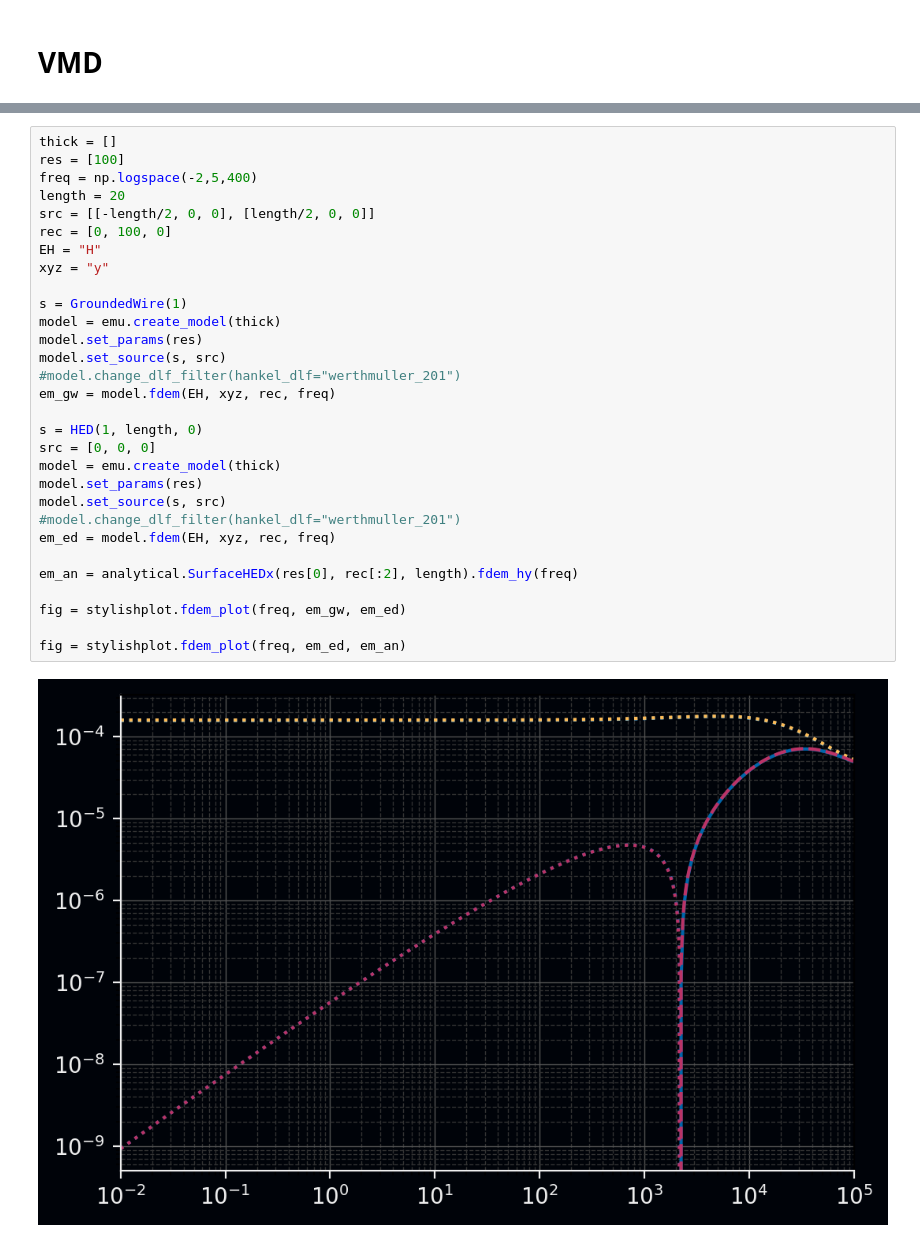
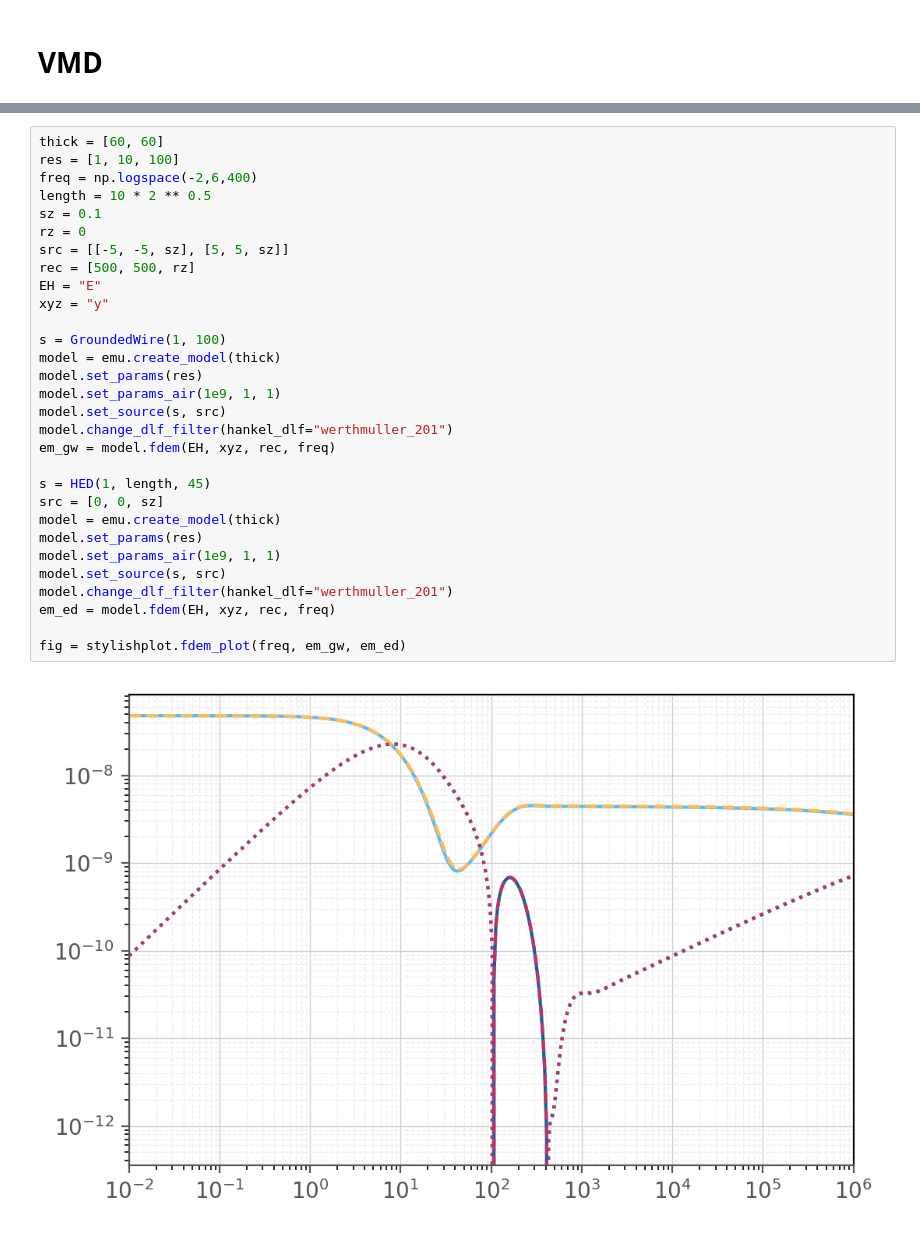
Before and after one commit to WasedaGeophysics/emulatte, a Jupyter notebook: example/vs_analytical.ipynb, the cells around one changed output, grey strips where cells are left out. Drawn from its saved outputs; the diff is of its cells as text.

```diff
--- a/example/vs_analytical.ipynb
+++ b/example/vs_analytical.ipynb
@@ -40,32 +39,32 @@ plt.show()
 # %%
-thick = []
-res = [100]
-freq = np.logspace(-2,5,400)
-length = 20
-src = [[-length/2, 0, 0], [length/2, 0, 0]]
-rec = [0, 100, 0]
-EH = "H"
+thick = [60, 60]
+res = [1, 10, 100]
+freq = np.logspace(-2,6,400)
+length = 10 * 2 ** 0.5
+sz = 0.1
+rz = 0
+src = [[-5, -5, sz], [5, 5, sz]]
+rec = [500, 500, rz]
+EH = "E"
 xyz = "y"
 
-s = GroundedWire(1)
+s = GroundedWire(1, 100)
 model = emu.create_model(thick)
 model.set_params(res)
+model.set_params_air(1e9, 1, 1)
 model.set_source(s, src)
-#model.change_dlf_filter(hankel_dlf="werthmuller_201")
+model.change_dlf_filter(hankel_dlf="werthmuller_201")
 em_gw = model.fdem(EH, xyz, rec, freq)
 
-s = HED(1, length, 0)
-src = [0, 0, 0]
+s = HED(1, length, 45)
+src = [0, 0, sz]
 model = emu.create_model(thick)
 model.set_params(res)
+model.set_params_air(1e9, 1, 1)
 model.set_source(s, src)
-#model.change_dlf_filter(hankel_dlf="werthmuller_201")
+model.change_dlf_filter(hankel_dlf="werthmuller_201")
 em_ed = model.fdem(EH, xyz, rec, freq)
 
-em_an = analytical.SurfaceHEDx(res[0], rec[:2], length).fdem_hy(freq)
-
 fig = stylishplot.fdem_plot(freq, em_gw, em_ed)
-
-fig = stylishplot.fdem_plot(freq, em_ed, em_an)
 # %% [output]
-[figure, old version]
+[figure, new version]
```
Also changed, not shown: parts of 10 cells of this notebook, 7 other files.
